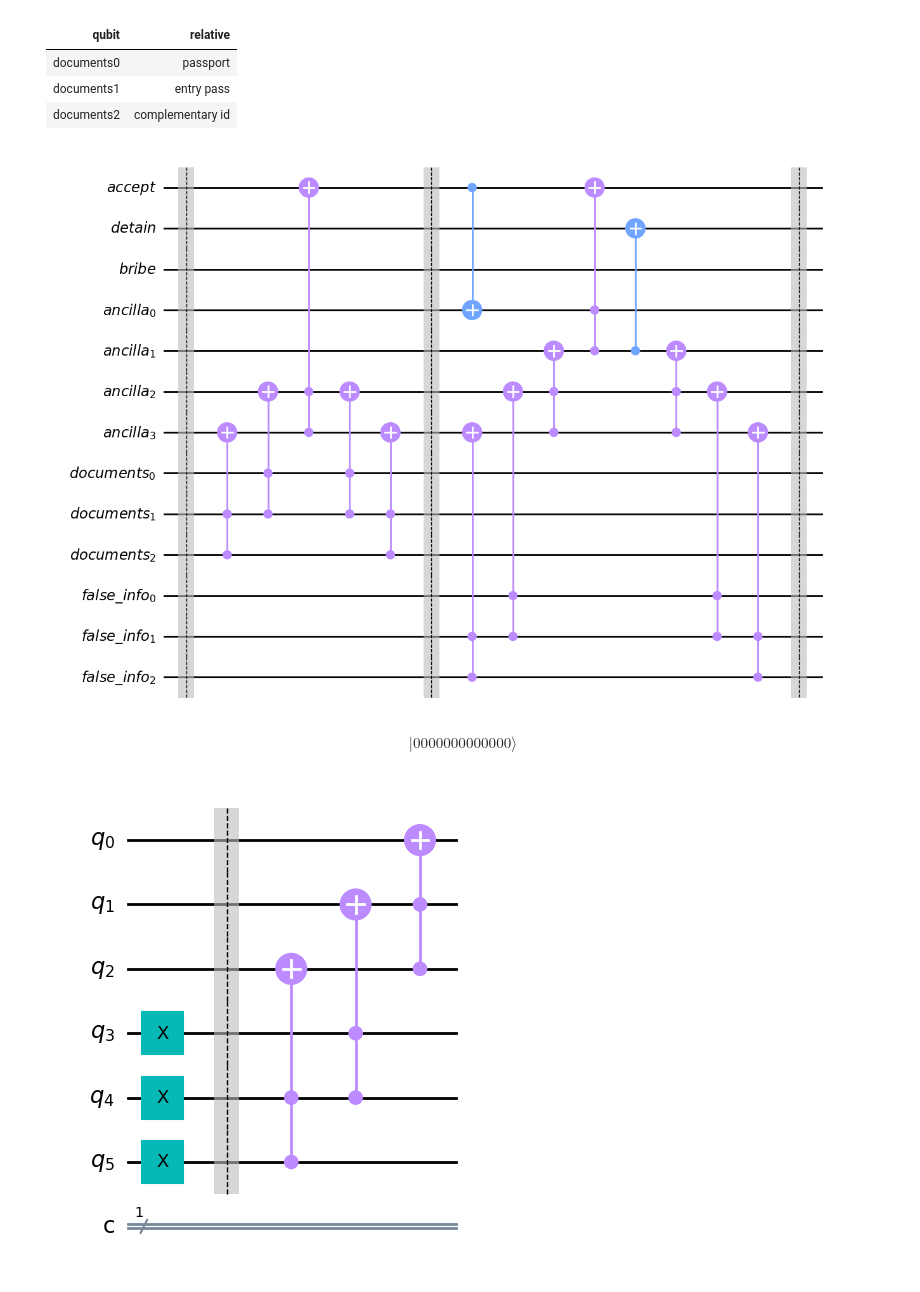
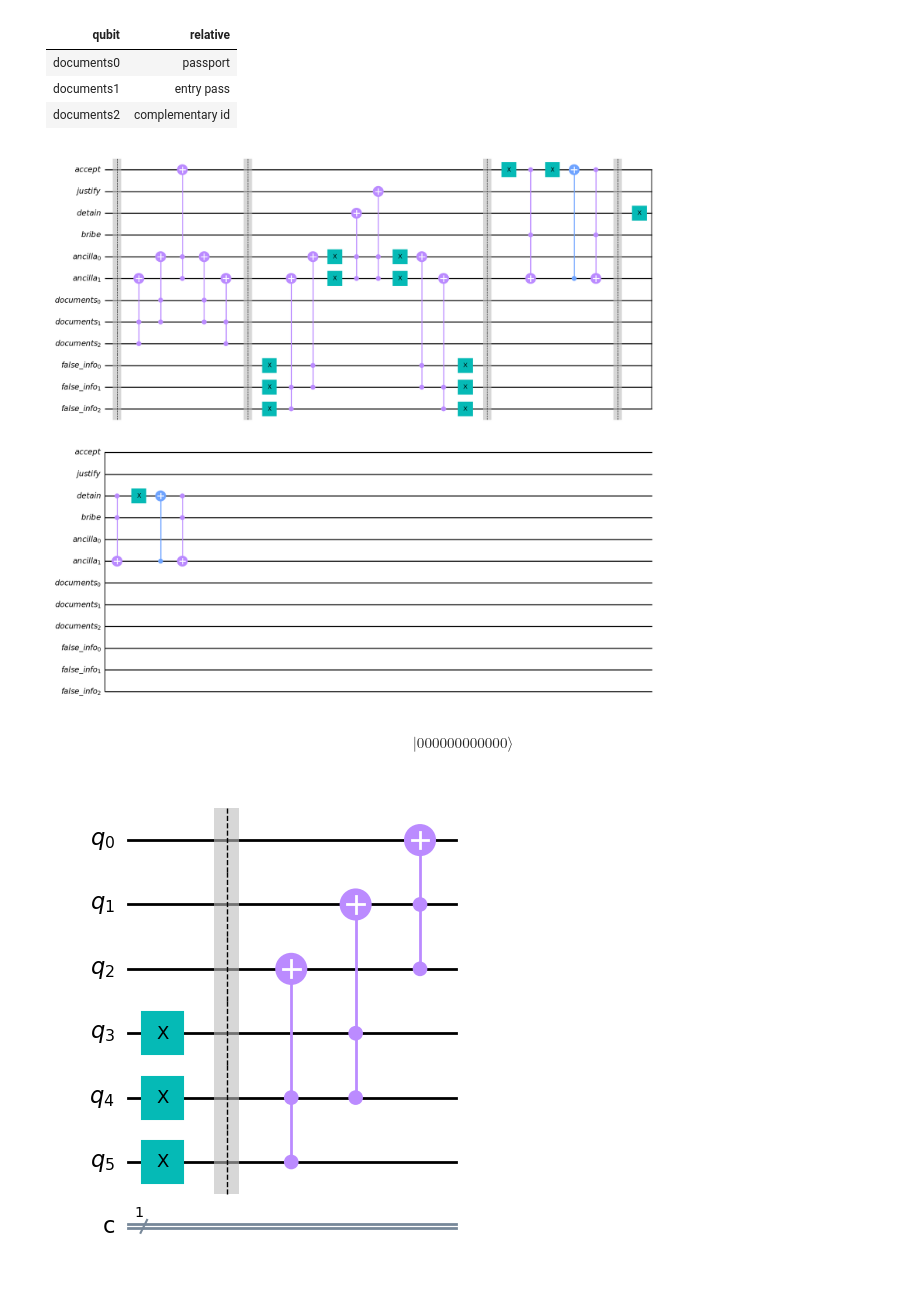
Before and after one commit to Dpbm/quantum, a Jupyter notebook: qiskit/papers-please.ipynb, the cells around one changed output. Cells and saved outputs as stored; diff of their text form; code cells hidden in the pictures.

```diff
--- a/qiskit/papers-please.ipynb
+++ b/qiskit/papers-please.ipynb
@@ -5,8 +5,9 @@ from qiskit.quantum_info import Statevector
 accept = QuantumRegister(1, name="accept")
 detain = QuantumRegister(1, name="detain")
 bribe = QuantumRegister(1, name="bribe")
+justify = QuantumRegister(1, name="justify")
 
-ancilla = QuantumRegister(4, name="ancilla")
+ancilla = QuantumRegister(2, name="ancilla")
 
 false_info = QuantumRegister(3, name="false_info")
 documents = QuantumRegister(3, name="documents")
@@ -17,45 +18,57 @@ documents0|passport
 documents1|entry pass
 documents2|complementary id
 # %%
-qc = QuantumCircuit(accept, detain, bribe, ancilla, documents, false_info)
-
-qc.barrier()
-
-qc.ccx(documents[2], documents[1], ancilla[3])
-qc.ccx(documents[1], documents[0], ancilla[2])
-
-qc.ccx(ancilla[3], ancilla[2], accept)
-
-qc.ccx(documents[1], documents[0], ancilla[2])
-qc.ccx(documents[2], documents[1], ancilla[3])
-
-qc.barrier()
-
-qc.cx(accept, ancilla[0])
-
-qc.ccx(false_info[2], false_info[1], ancilla[3])
-qc.ccx(false_info[1], false_info[0], ancilla[2])
-
-qc.ccx(ancilla[3], ancilla[2], ancilla[1])
-qc.ccx(ancilla[1], ancilla[0], accept)
-qc.cx(ancilla[1], detain)
-
-qc.ccx(ancilla[3], ancilla[2], ancilla[1])
-
-qc.ccx(false_info[1], false_info[0], ancilla[2])
-qc.ccx(false_info[2], false_info[1], ancilla[3])
-
-
+qc = QuantumCircuit(accept, justify, detain, bribe, ancilla, documents, false_info)
 
 
 qc.barrier()
 
+qc.ccx(documents[2], documents[1], ancilla[1])
+qc.ccx(documents[1], documents[0], ancilla[0])
+
+qc.ccx(ancilla[1], ancilla[0], accept)
+
+qc.ccx(documents[1], documents[0], ancilla[0])
+qc.ccx(documents[2], documents[1], ancilla[1])
+
+qc.barrier()
+
+qc.x(false_info)
+qc.ccx(false_info[2], false_info[1], ancilla[1])
+qc.ccx(false_info[1], false_info[0], ancilla[0])
+
+qc.x(ancilla)
+qc.ccx(ancilla[1], ancilla[0], detain)
+qc.ccx(ancilla[1], ancilla[0], justify)
+qc.x(ancilla)
+
+qc.ccx(false_info[1], false_info[0], ancilla[0])
+qc.ccx(false_info[2], false_info[1], ancilla[1])
+qc.x(false_info)
+
+
+qc.barrier()
+
+qc.x(accept)
+qc.ccx(accept, bribe, ancilla[1])
+qc.x(accept)
+qc.cx(ancilla[1], accept)
+qc.ccx(accept, bribe, ancilla[1])
+
+qc.barrier()
+
+qc.x(detain)
+qc.ccx(detain, bribe, ancilla[1])
+qc.x(detain)
+qc.cx(ancilla[1], detain)
+qc.ccx(detain, bribe, ancilla[1])
+
 
 display(qc.draw("mpl"))
 Statevector(qc).draw("latex")
 # %% [output]
-[figure, old version]
+[figure, new version]
-$$ |0000000000000\rangle$$
+$$ |000000000000\rangle$$
 # %%
 qc_test = QuantumCircuit(6, 1)
 
```
